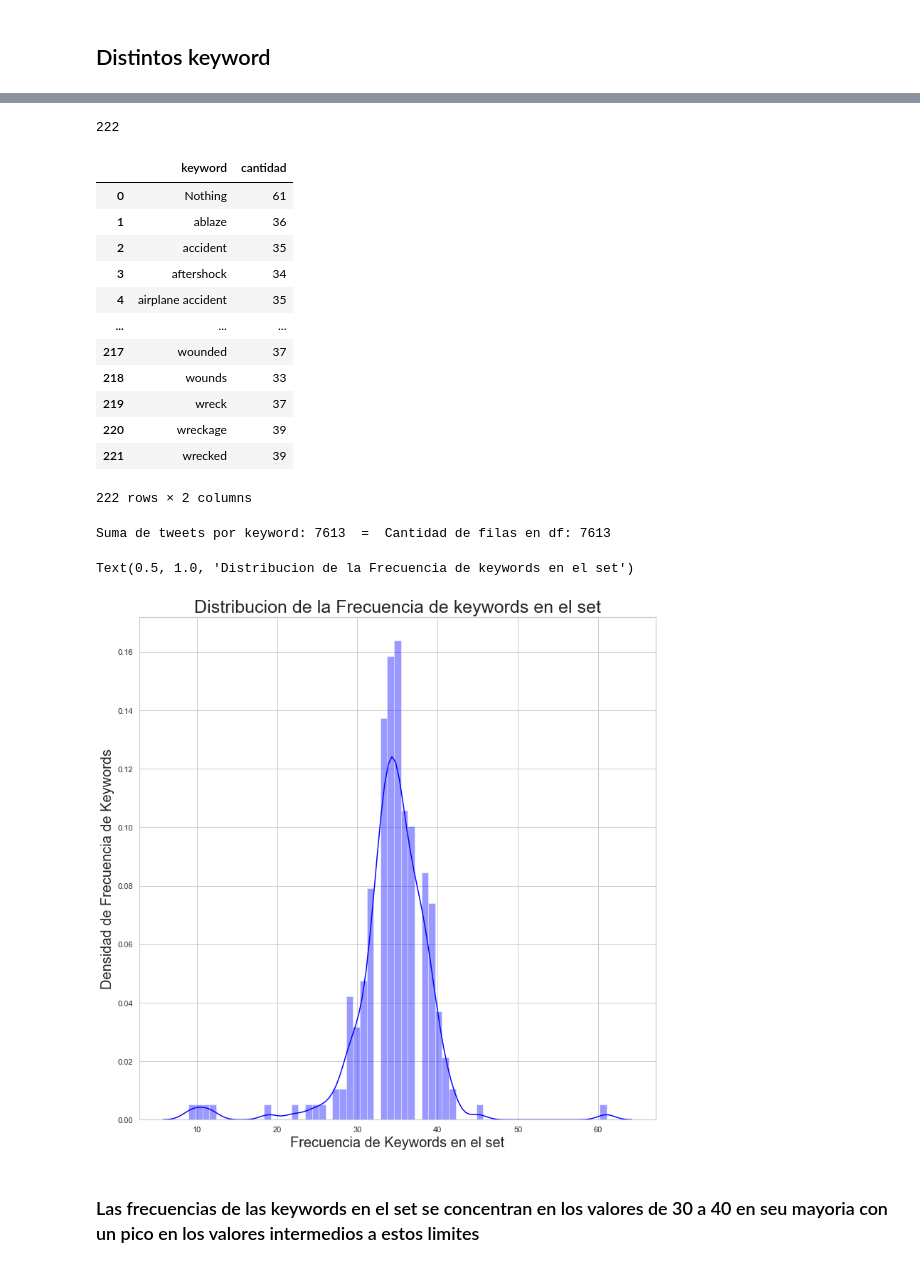
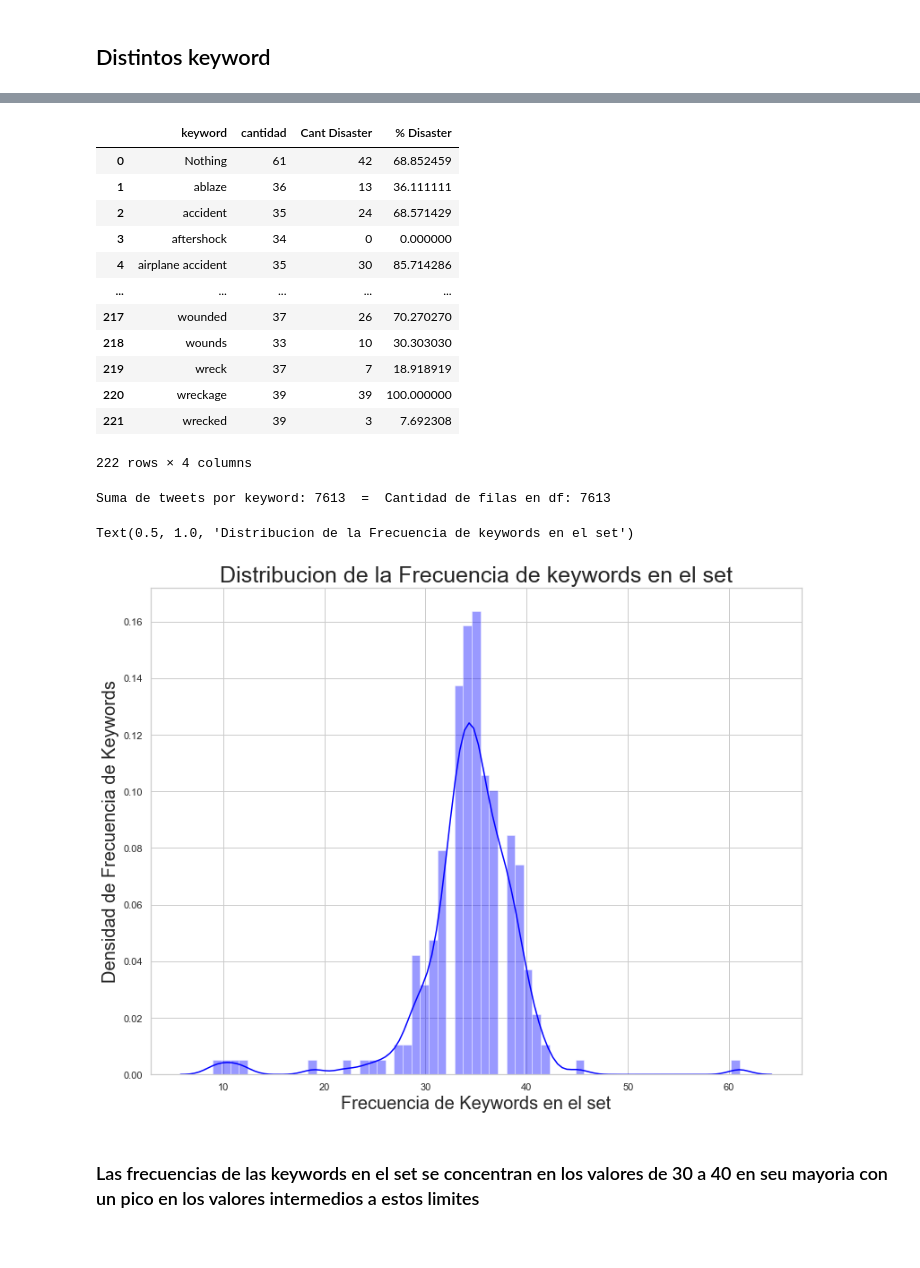
Before and after one commit to axelmpm/TP1_DATOS_1C_2020, a Jupyter notebook: Cristian/C_AnalisisKeywords.ipynb, the cells around one changed output, grey strips where cells are left out. Saved outputs shown, nothing was run; the diff lists cells and outputs as text; code cells hidden in the pictures.

Commit message:
Mas analisis de Keywords, TOPS por usaods y no usados, y unos plots

```diff
--- a/Cristian/C_AnalisisKeywords.ipynb
+++ b/Cristian/C_AnalisisKeywords.ipynb
@@ -102,45 +82,40 @@ array(['Nothing', 'ablaze', 'accident', 'aftershock', 'airplane accident',
-# %%
-#Cuantas leyword distintas existen en el df
-len(C_keyword)
-# %% [output]
-222
 # %%
 #Agrupo por keyword  y cuenta las ocurrencias de cada uno
-C_grouped = C_tweets.groupby(['keyword']).agg({'id':'count'})\
-.rename(columns={"id": "cantidad"})
+C_grouped = C_tweets.groupby(['keyword'])\
+.agg({'id':'count',"target":"sum"}) #Como desatre = target 1 --> solo sumo la cantidad de desastres
+C_grouped = C_grouped.rename(columns={"id": "cantidad","target":"Cant Disaster"})
+C_grouped["% Disaster"]=C_grouped["Cant Disaster"] / C_grouped["cantidad"] * 100
 # %%
 C_grouped.reset_index(inplace=True)
 # %%
 C_grouped
 # %% [output]
-|  | keyword | cantidad |
-| 0 | Nothing | 61 |
-| 1 | ablaze | 36 |
-| 2 | accident | 35 |
-| 3 | aftershock | 34 |
-| 4 | airplane accident | 35 |
-| ... | ... | ... |
-| 217 | wounded | 37 |
-| 218 | wounds | 33 |
-| 219 | wreck | 37 |
-| 220 | wreckage | 39 |
-| 221 | wrecked | 39 |
+|  | keyword | cantidad | Cant Disaster | % Disaster |
+| 0 | Nothing | 61 | 42 | 68.852459 |
+| 1 | ablaze | 36 | 13 | 36.111111 |
+| 2 | accident | 35 | 24 | 68.571429 |
+| 3 | aftershock | 34 | 0 | 0.000000 |
+| 4 | airplane accident | 35 | 30 | 85.714286 |
+| ... | ... | ... | ... | ... |
+| 217 | wounded | 37 | 26 | 70.270270 |
+| 218 | wounds | 33 | 10 | 30.303030 |
+| 219 | wreck | 37 | 7 | 18.918919 |
+| 220 | wreckage | 39 | 39 | 100.000000 |
+| 221 | wrecked | 39 | 3 | 7.692308 |
-222 rows × 2 columns
+222 rows × 4 columns
 # %%
 #Chequeo
 print ("Suma de tweets por keyword:", C_grouped.cantidad.sum(), " = ","Cantidad de filas en df:" , len(C_tweets.index))
 # %% [output]
 Suma de tweets por keyword: 7613  =  Cantidad de filas en df: 7613
 # %%
-plt.rcParams['figure.figsize'] = (13, 13)
-plt.rcParams["axes.labelsize"] = 15
-g = sns.distplot(C_grouped["cantidad"]\
-                 ,bins=int(C_grouped["cantidad"].max()),color='blue')
+plt.rcParams['figure.figsize'] = (13, 10)
+g = sns.distplot(C_grouped["cantidad"],bins=int(C_grouped["cantidad"].max()),color='blue')
 g.set_ylabel('Densidad de Frecuencia de Keywords', fontsize=20)
 g.set_xlabel('Frecuencia de Keywords en el set', fontsize=20)
 g.set_title("Distribucion de la Frecuencia de keywords en el set", fontsize=25)
 # %% [output]
 Text(0.5, 1.0, 'Distribucion de la Frecuencia de keywords en el set')
-[figure, old version]
+[figure, new version]
 # %% [markdown]
 ### Las frecuencias de las keywords en el set se concentran en los valores de 30 a 40 en seu mayoria con un pico en los valores intermedios a estos limites
```
Also changed, not shown: parts of 24 cells of this notebook.
